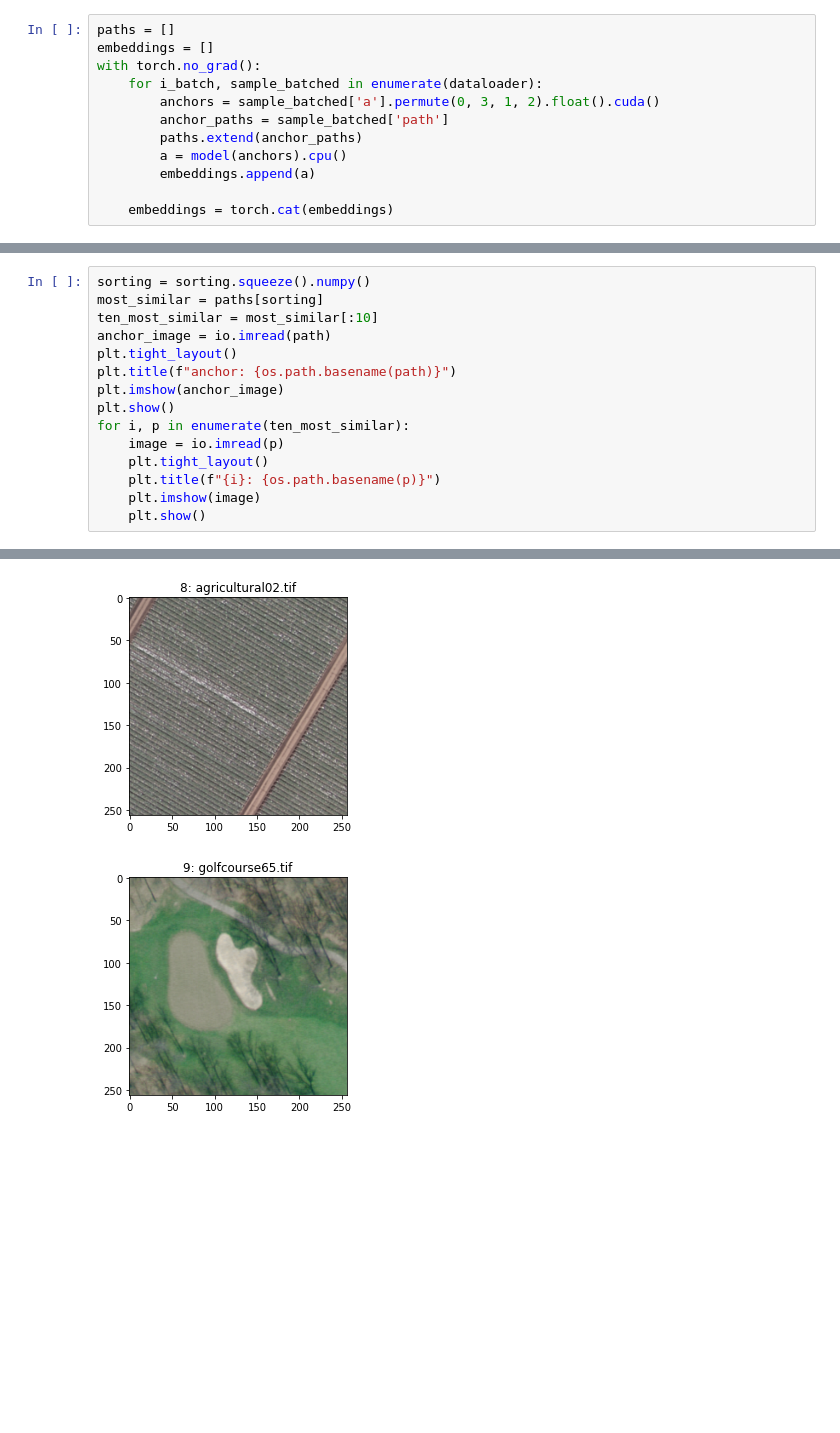
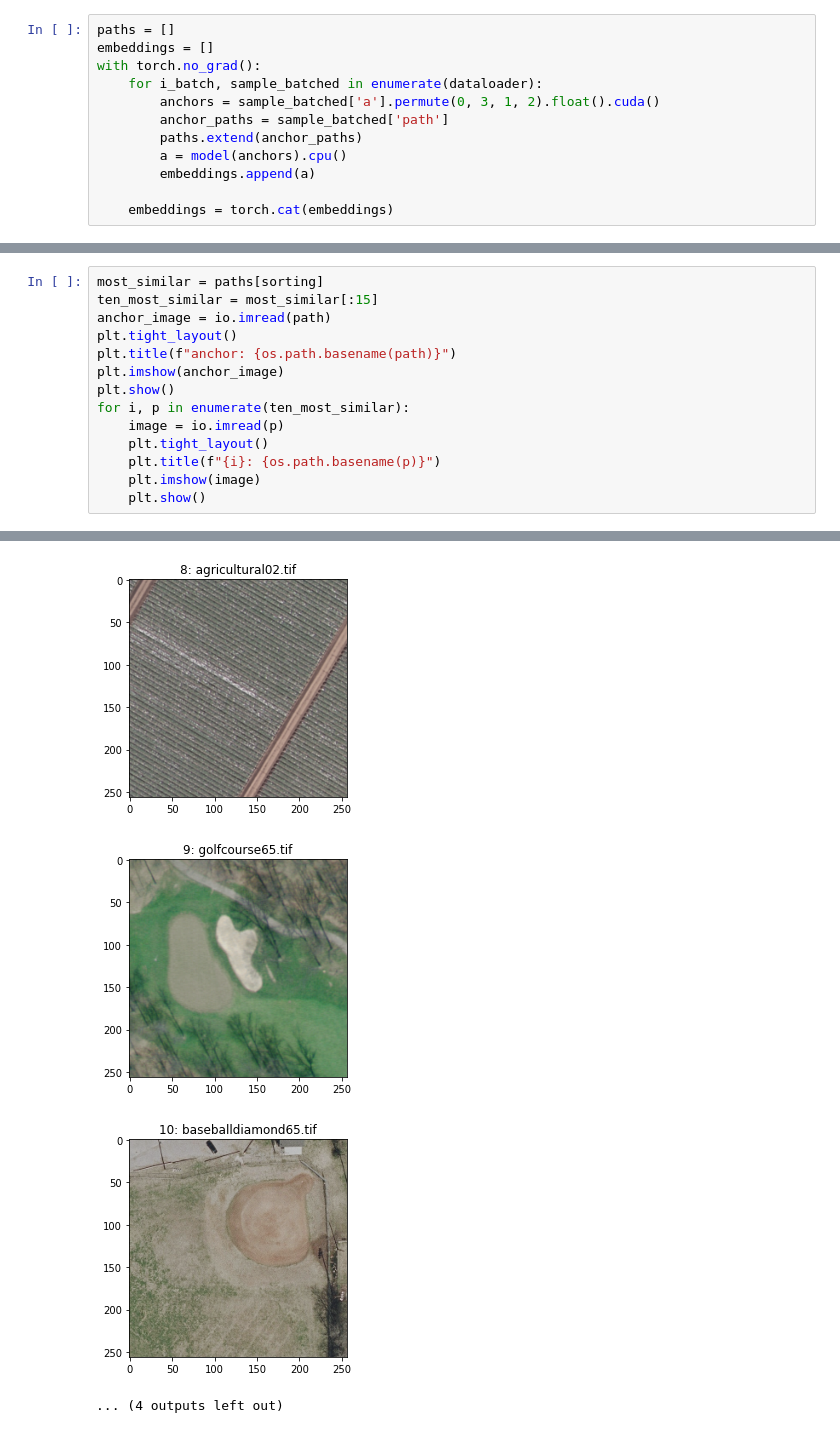
Before and after one commit to piotrgramacki/aoiw_projekt, a Jupyter notebook: notebooks/triplet.ipynb, the cells around one changed output, grey strips where cells are left out. Saved outputs shown, nothing was run; the diff lists cells and outputs as text; blank space fills up the shorter version.

Commit message:
show more images

```diff
--- a/notebooks/triplet.ipynb
+++ b/notebooks/triplet.ipynb
@@ -97,27 +98,28 @@ paths = np.array(paths)
 # %%
-sorting = sorting.squeeze().numpy()
 most_similar = paths[sorting]
-ten_most_similar = most_similar[:10]
+ten_most_similar = most_similar[:15]
 anchor_image = io.imread(path)
 plt.tight_layout()
 plt.title(f"anchor: {os.path.basename(path)}")
 plt.imshow(anchor_image)
 plt.show()
 for i, p in enumerate(ten_most_similar):
     image = io.imread(p)
     plt.tight_layout()
     plt.title(f"{i}: {os.path.basename(p)}")
     plt.imshow(image)
     plt.show()
 # %% [output]
 [figure]
 [figure]
 [figure]
 [figure]
 [figure]
 [figure]
 [figure]
 [figure]
 [figure]
 [figure]
 [figure]
+[figure, added]
+... (4 outputs left out)
```
Also changed, not shown: parts of 1 cell of this notebook.
